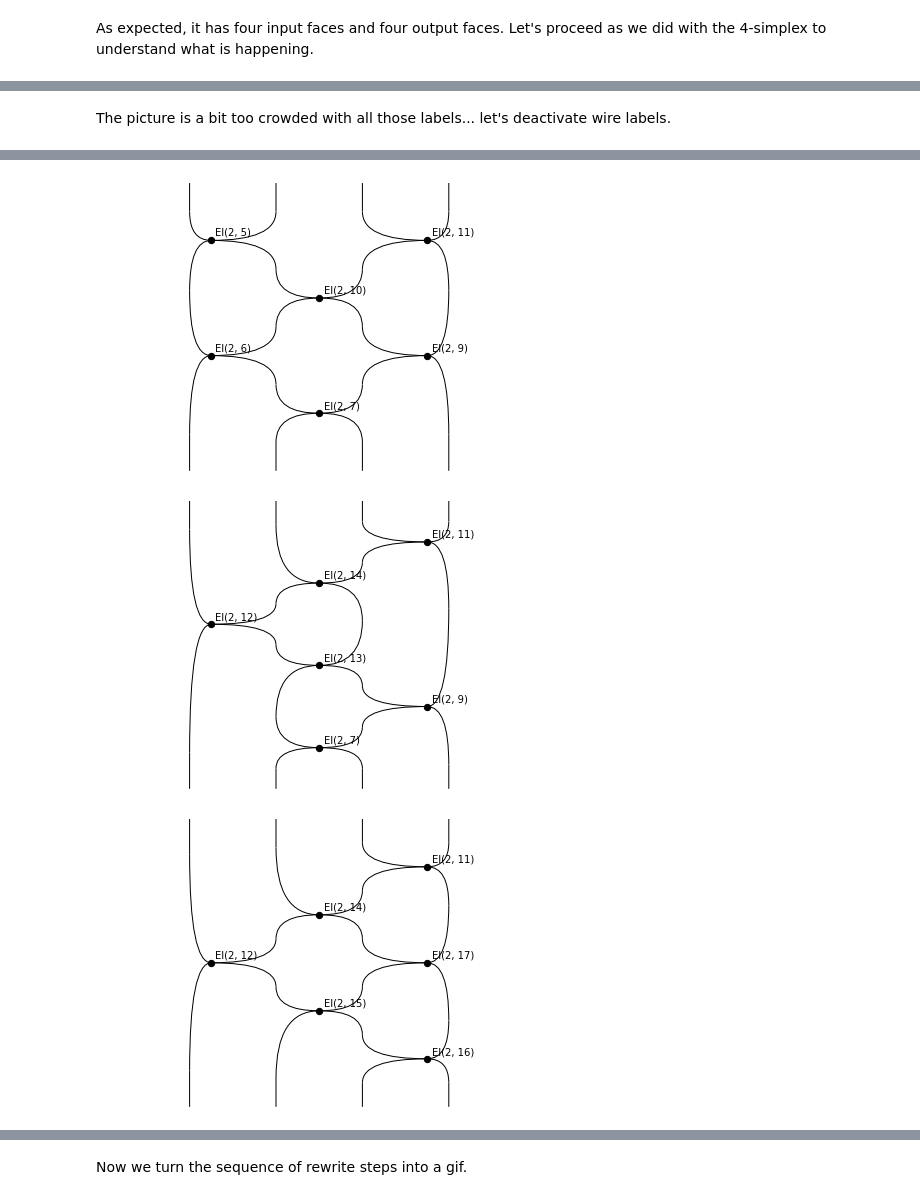
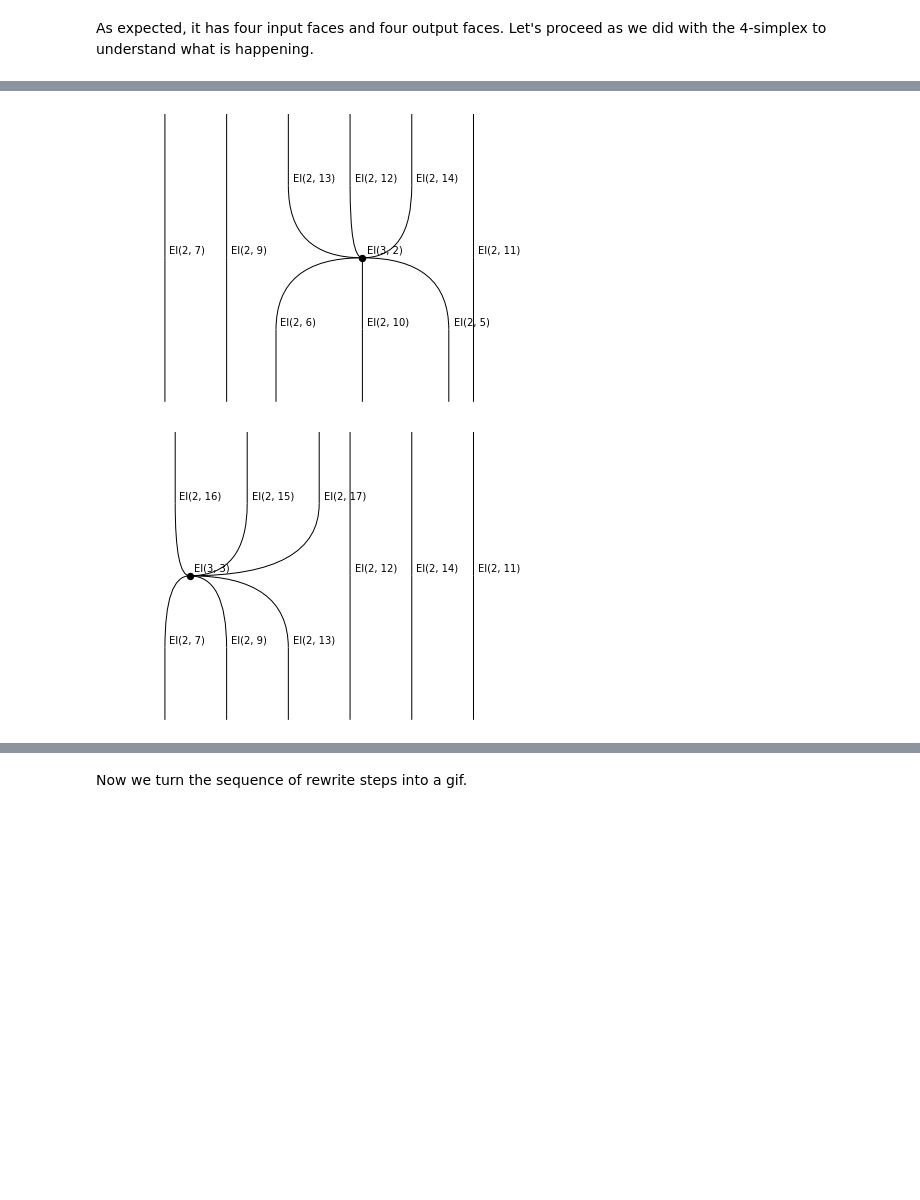
Before and after one commit to ahadziha/rewalt, a Jupyter notebook: docs/notebooks/simplicescubes.ipynb, the cells around one changed output, grey strips where cells are left out. Saved outputs shown, nothing was run; the diff lists cells and outputs as text; code cells hidden in the pictures; blank space fills up the shorter version.

```diff
--- a/docs/notebooks/simplicescubes.ipynb
+++ b/docs/notebooks/simplicescubes.ipynb
@@ -252,6 +252,4 @@ tess_input.draw()
-# %% [markdown]
-The picture is a bit too crowded with all those labels... let's deactivate wire labels.
 # %%
 tess_input.generate_layering()
-rewalt.strdiags.draw(*tess_input.rewrite_steps, wirelabels=False)
+rewalt.strdiags.draw(*tess_input.layers)
 # %% [output]
@@ -260,3 +258,2 @@ rewalt.strdiags.draw(*tess_input.rewrite_steps, wirelabels=False)
-[figure, old version]
+[figure, new version]
-[figure, old version]
+[figure, new version]
-[figure, removed]
```
Also changed, not shown: parts of 4 cells of this notebook.
